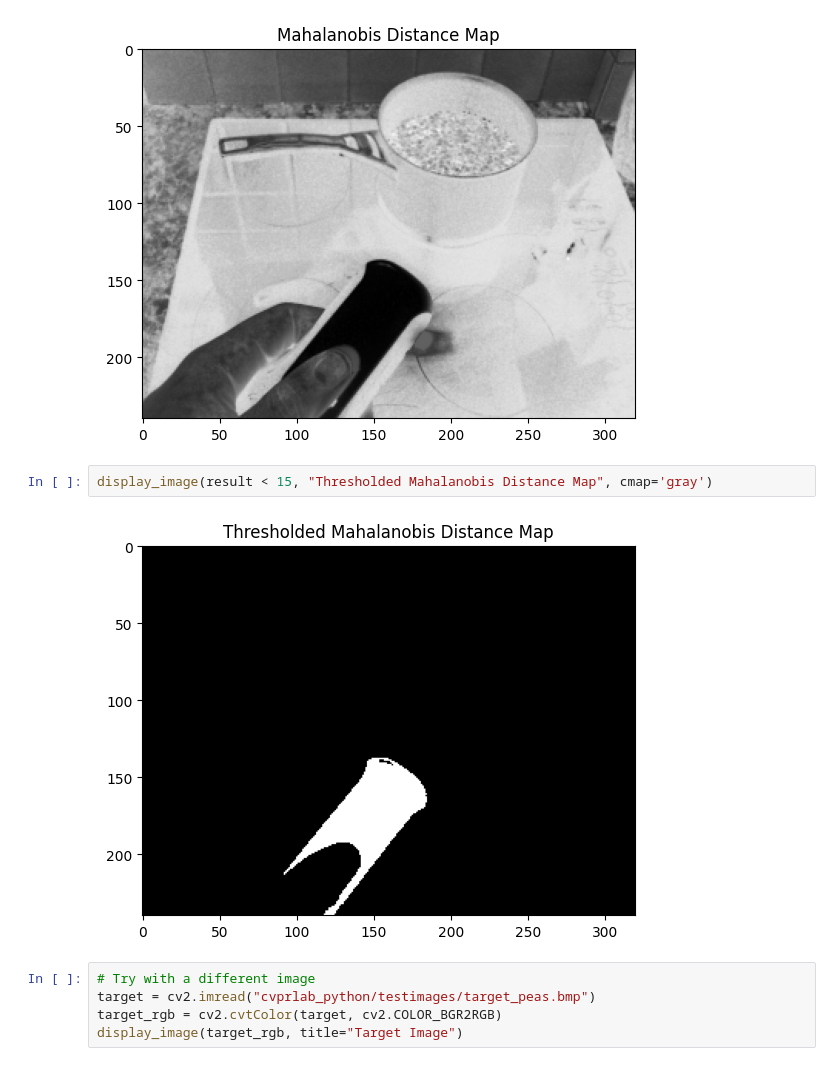
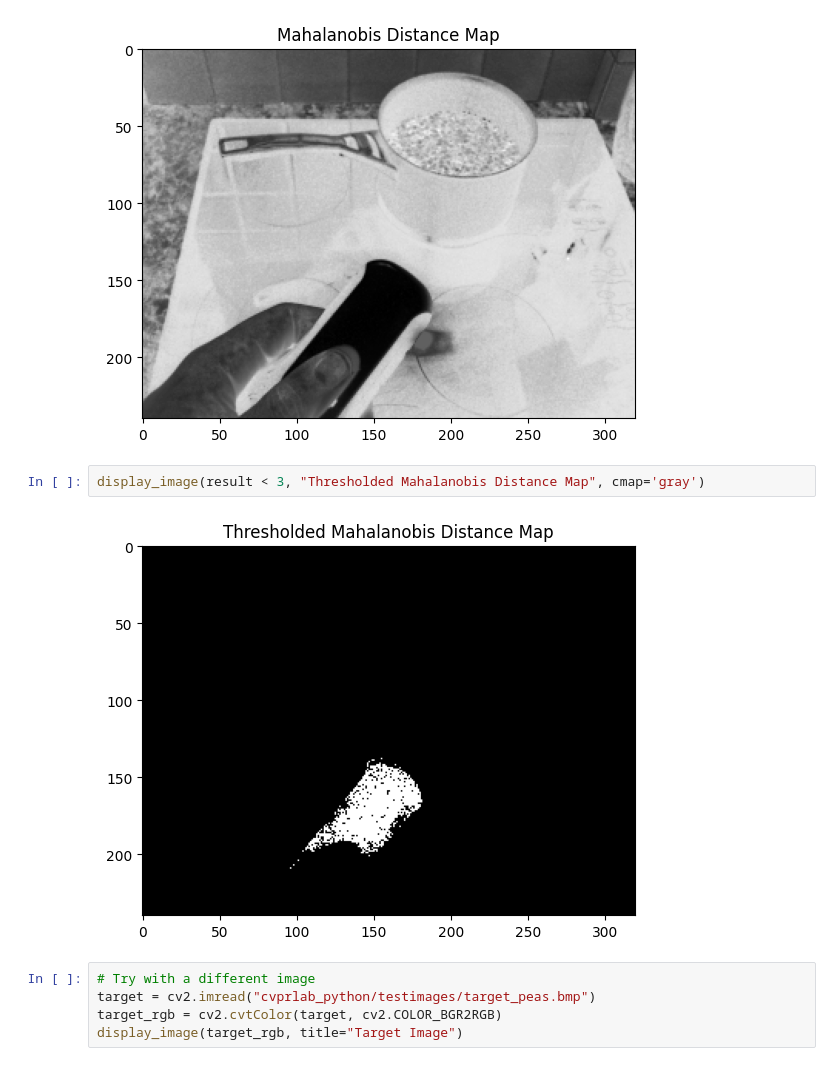
Before and after one commit to frankcholula/cvprlab, a Jupyter notebook: cvprlab_python/lab2/l2_pca.ipynb, the cells around one changed output. Cells and saved outputs as stored; diff of their text form.

```diff
--- a/cvprlab_python/lab2/l2_pca.ipynb
+++ b/cvprlab_python/lab2/l2_pca.ipynb
@@ -196,9 +196,9 @@ display_image(nresult, "Mahalanobis Distance Map", cmap='gray')
 35.2061457395374
 [figure]
 # %%
-display_image(result < 15, "Thresholded Mahalanobis Distance Map", cmap='gray')
+display_image(result < 3, "Thresholded Mahalanobis Distance Map", cmap='gray')
 # %% [output]
-[figure, old version]
+[figure, new version]
 # %%
 # Try with a different image
 target = cv2.imread("cvprlab_python/testimages/target_peas.bmp")
```
Also changed, not shown: parts of 7 cells of this notebook.
